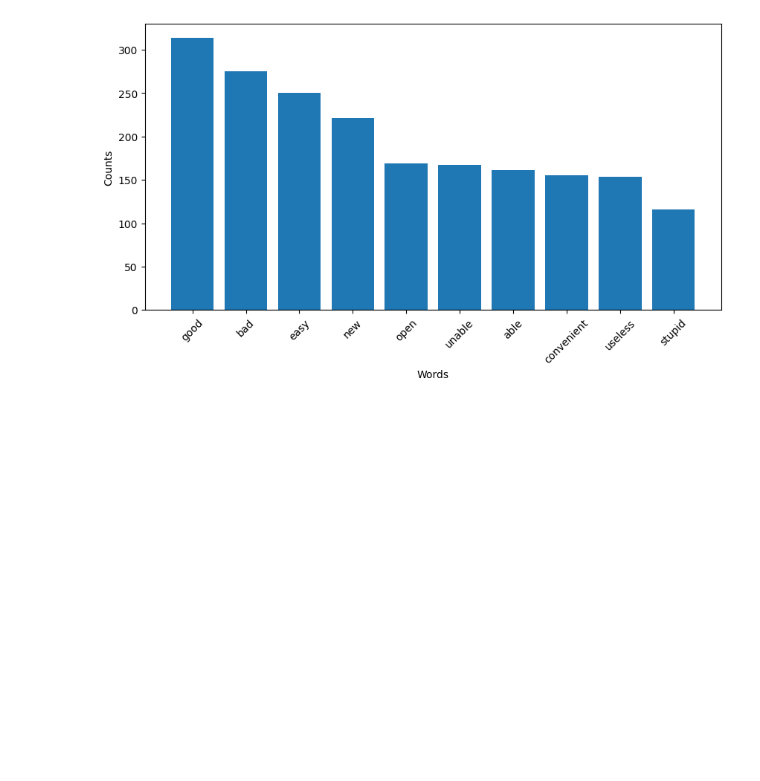
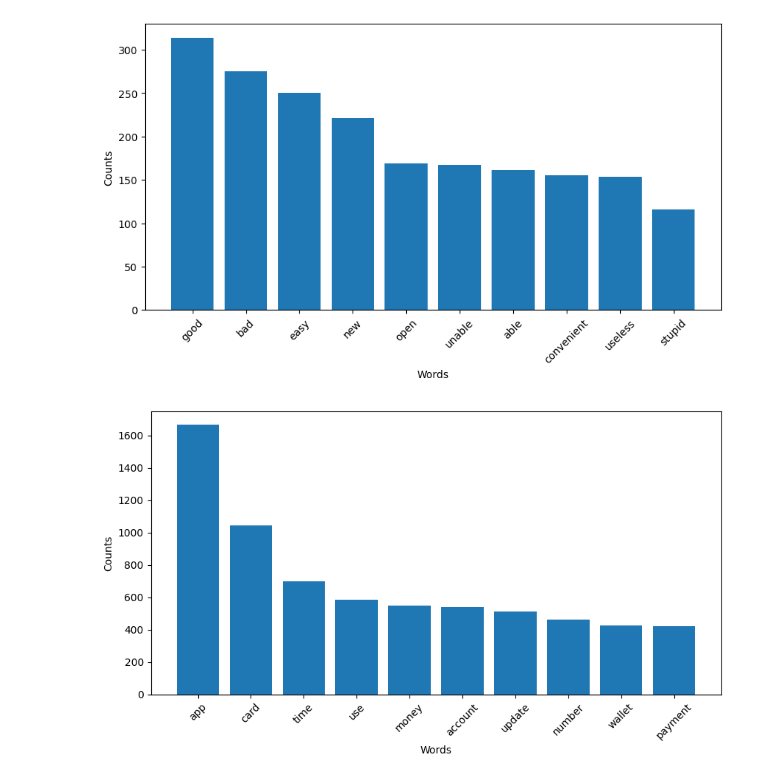
Before and after one commit to KOGASA0X/CPC353_Assignment1, a Jupyter notebook: PartOfSpeech.ipynb, the cells around one changed output. Cells and saved outputs as stored; diff of their text form; code cells hidden in the pictures; blank space fills up the shorter version.

```diff
--- a/PartOfSpeech.ipynb
+++ b/PartOfSpeech.ipynb
@@ -44,3 +44,30 @@ plt.ylabel('Counts')
 plt.show()
 # %% [output]
 [figure]
+# %%
+# 只保留名词，并排除特定的词
+words = [token.text for token in doc if token.pos_ in ['NOUN'] ]
+
+# 统计词频
+word_counts = Counter(words)
+
+# 找出出现次数最多的10个词
+common_words = word_counts.most_common(10)
+
+# 设置图形的大小
+plt.figure(figsize=(10, 5))
+
+# 绘制条形图
+plt.bar(*zip(*common_words))
+
+# 旋转x轴的标签
+plt.xticks(rotation=45)
+
+# 设置x轴和y轴的标签
+plt.xlabel('Words')
+plt.ylabel('Counts')
+
+# 显示图形
+plt.show()
+# %% [output]
+[figure, added]
```
Also changed, not shown: parts of 3 cells of this notebook, 2 other files.
